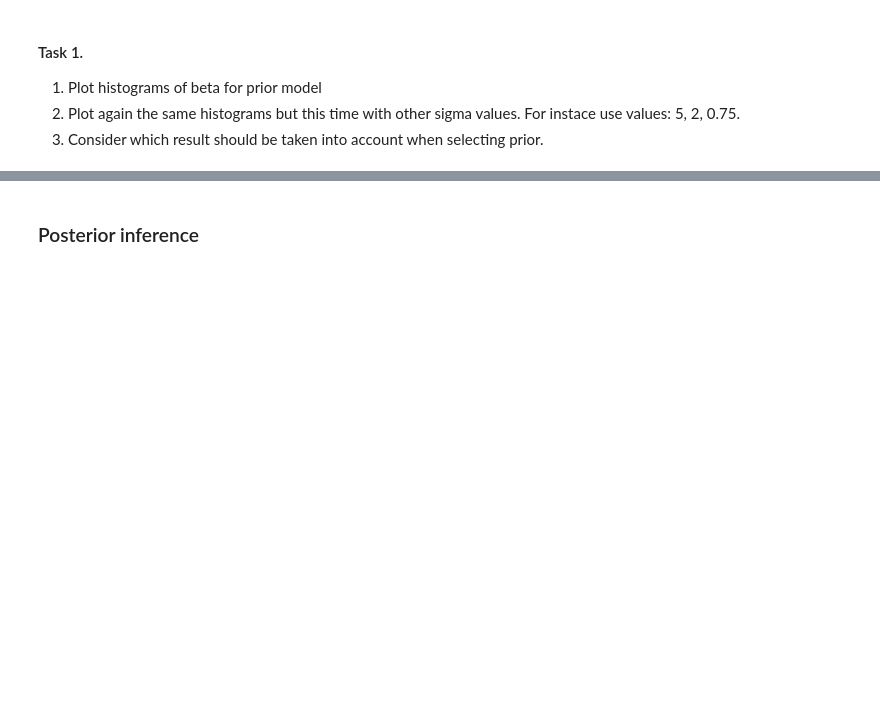
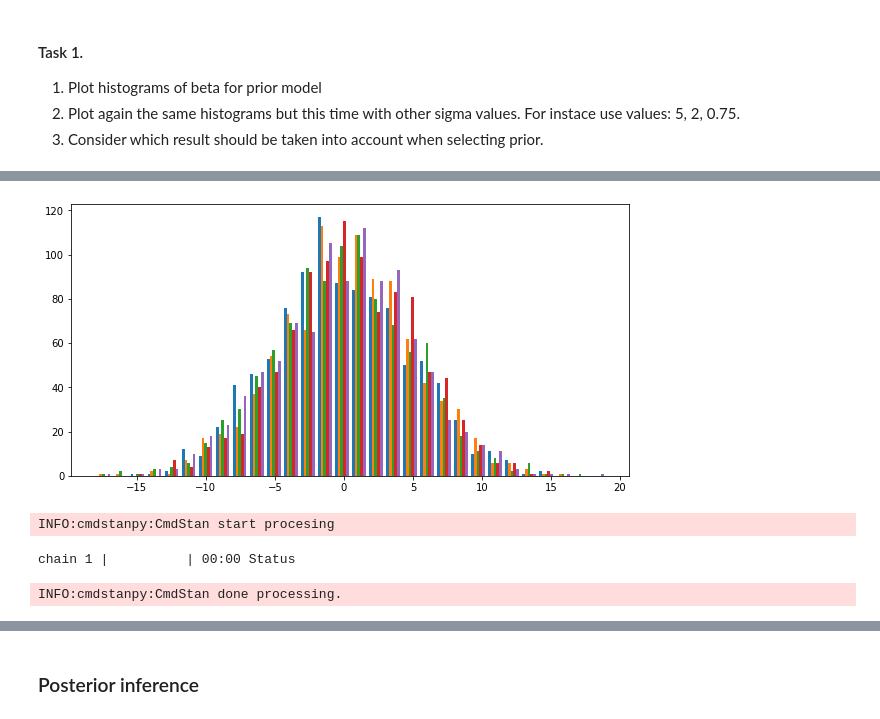
Before and after one commit to dominikwozniak/data-analytics, a Jupyter notebook: lab-5/lab-5.ipynb, the cells around one changed output, grey strips where cells are left out. Saved outputs shown, nothing was run; the diff lists cells and outputs as text; code cells hidden in the pictures; blank space fills up the shorter version.

```diff
--- a/lab-5/lab-5.ipynb
+++ b/lab-5/lab-5.ipynb
@@ -67,0 +90,23 @@ INFO:cmdstanpy:CmdStan done processing.
+# %%
+beta = sim_ppc1.stan_variable(var='beta')
+
+plt.figure(figsize=(10,5))
+plt.hist(beta, bins=30)
+plt.show()
+# %% [output]
+[figure, added]
+# %%
+data_ppc= dict(N = data.shape[0],
+                 M = 5,
+                 X = data.iloc[:,0:5].values,
+                 sigma=2)
+sim_ppc1=model_ppc1.sample(data=data_ppc,
+                           iter_sampling=R, iter_warmup=0,
+                           chains=1,
+                           refresh=R,
+                           fixed_param=True,
+                           seed=29042020)
+# %% [output]
+INFO:cmdstanpy:CmdStan start procesing
+chain 1 |          | 00:00 Status
+INFO:cmdstanpy:CmdStan done processing.
```
Also changed, not shown: parts of 13 cells of this notebook.
